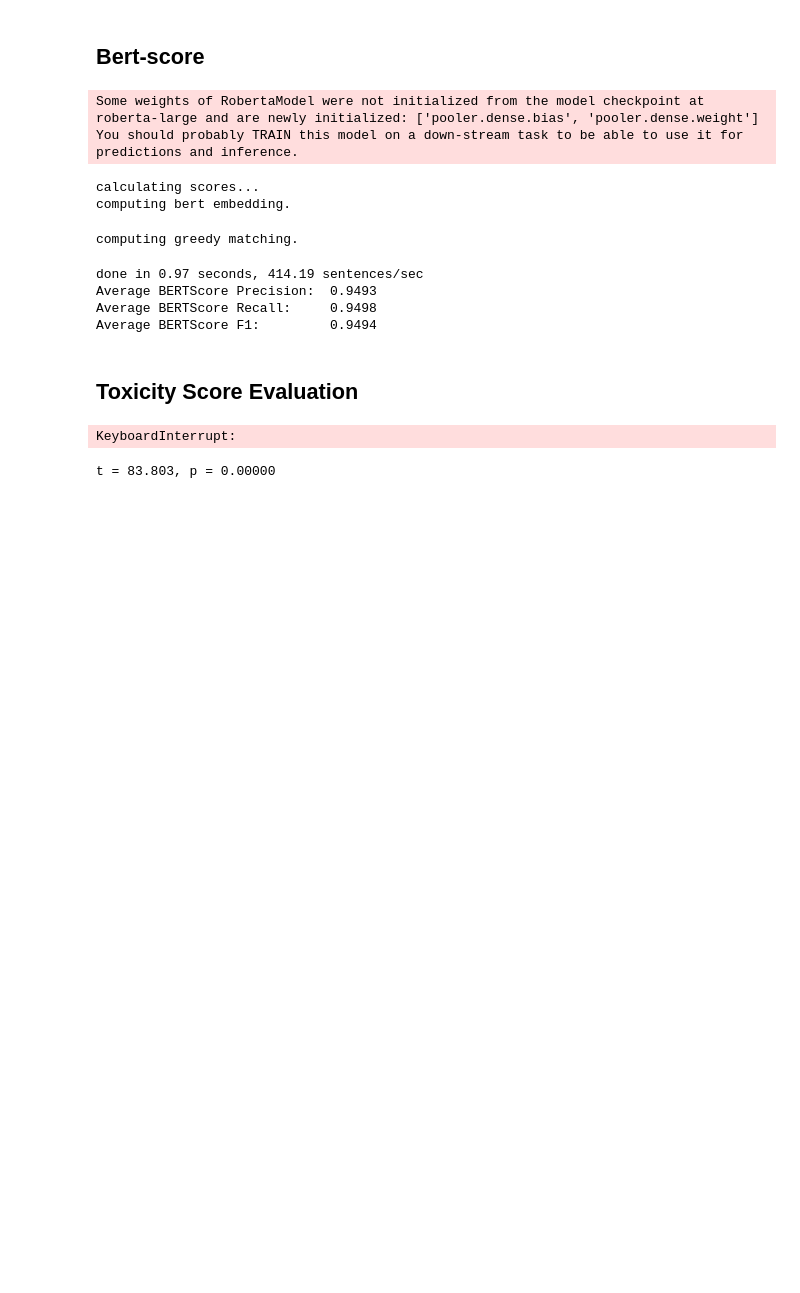
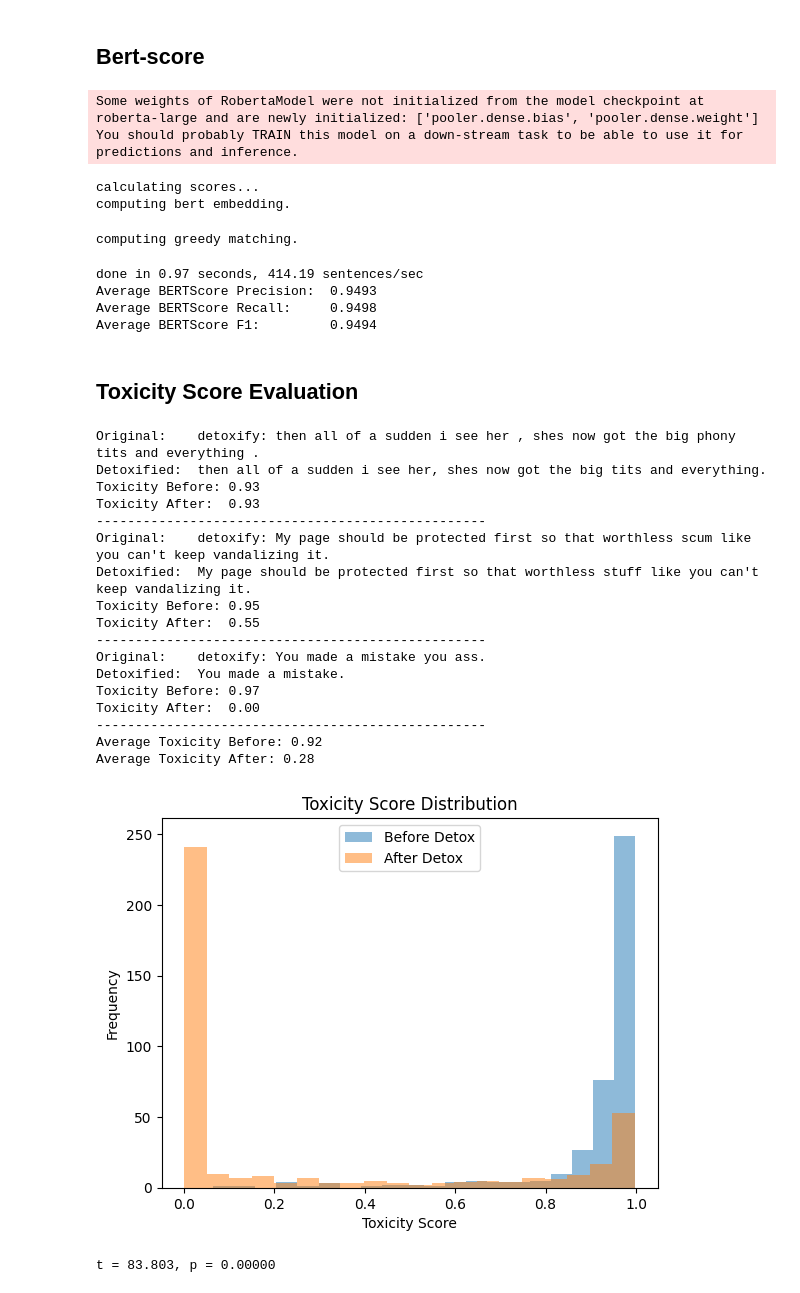
Before and after one commit to mariathurn/LP-Project, a Jupyter notebook: Maria_code/ModelRefined.ipynb, the cells around one changed output. Saved outputs shown, nothing was run; the diff lists cells and outputs as text; code cells hidden in the pictures; blank space fills up the shorter version.

Commit message:
baseline + refined model

```diff
--- a/Maria_code/ModelRefined.ipynb
+++ b/Maria_code/ModelRefined.ipynb
@@ -485,35 +485,52 @@ toxicity_model = Detoxify('unbiased')
 toxicity_scores = toxicity_model.predict(input_texts)
 detoxified_scores = toxicity_model.predict(detoxified_outputs)
 
 # Print sample comparisons
 for i in range(3):
     print(f"Original:    {input_texts[i]}")
     print(f"Detoxified:  {detoxified_outputs[i]}")
     print(f"Toxicity Before: {toxicity_scores['toxicity'][i]:.2f}")
     print(f"Toxicity After:  {detoxified_scores['toxicity'][i]:.2f}")
     print("-" * 50)
 
 
 import numpy as np
 import matplotlib.pyplot as plt
 
 # Calculate average toxicity
 avg_toxicity_before = np.mean(toxicity_scores['toxicity'])
 avg_toxicity_after = np.mean(detoxified_scores['toxicity'])
 
 print(f"Average Toxicity Before: {avg_toxicity_before:.2f}")
 print(f"Average Toxicity After: {avg_toxicity_after:.2f}")
 
 # Plotting the distributions
 plt.hist(toxicity_scores['toxicity'], bins=20, alpha=0.5, label='Before Detox')
 plt.hist(detoxified_scores['toxicity'], bins=20, alpha=0.5, label='After Detox')
 plt.xlabel('Toxicity Score')
 plt.ylabel('Frequency')
-plt.title('Toxicity Score Distribution')
+plt.title('Toxicity Score Distribution (Refined Model)')
 plt.legend()
 plt.show()
 # %% [output]
-KeyboardInterrupt:
+Original:    detoxify: then all of a sudden i see her , shes now got the big phony tits and everything .
+Detoxified:  then all of a sudden i see her, shes now got the big tits and everything.
+Toxicity Before: 0.93
+Toxicity After:  0.93
+--------------------------------------------------
+Original:    detoxify: My page should be protected first so that worthless scum like you can't keep vandalizing it.
+Detoxified:  My page should be protected first so that worthless stuff like you can't keep vandalizing it.
+Toxicity Before: 0.95
+Toxicity After:  0.55
+--------------------------------------------------
+Original:    detoxify: You made a mistake you ass.
+Detoxified:  You made a mistake.
+Toxicity Before: 0.97
+Toxicity After:  0.00
+--------------------------------------------------
+Average Toxicity Before: 0.92
+Average Toxicity After: 0.28
+[figure, added]
 # %%
 from scipy.stats import ttest_rel
 
```
Also changed, not shown: 1 other file.
